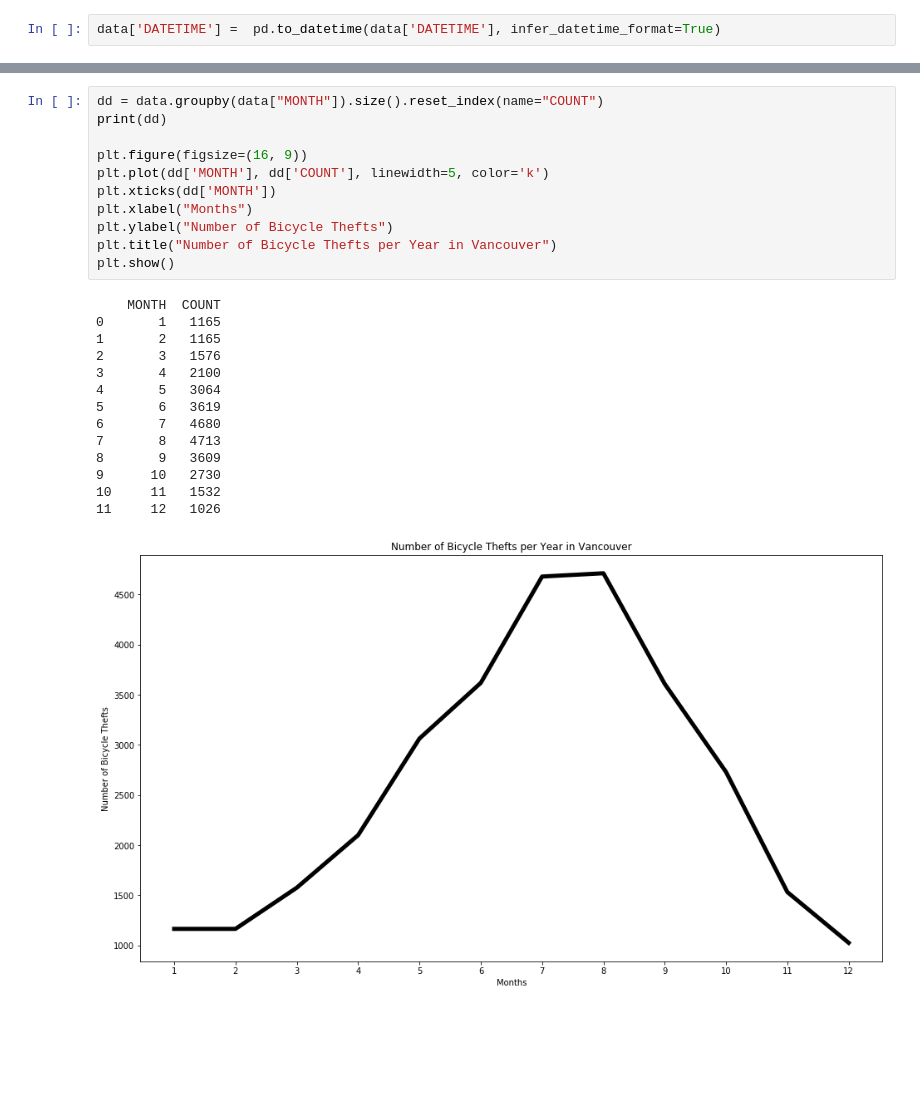
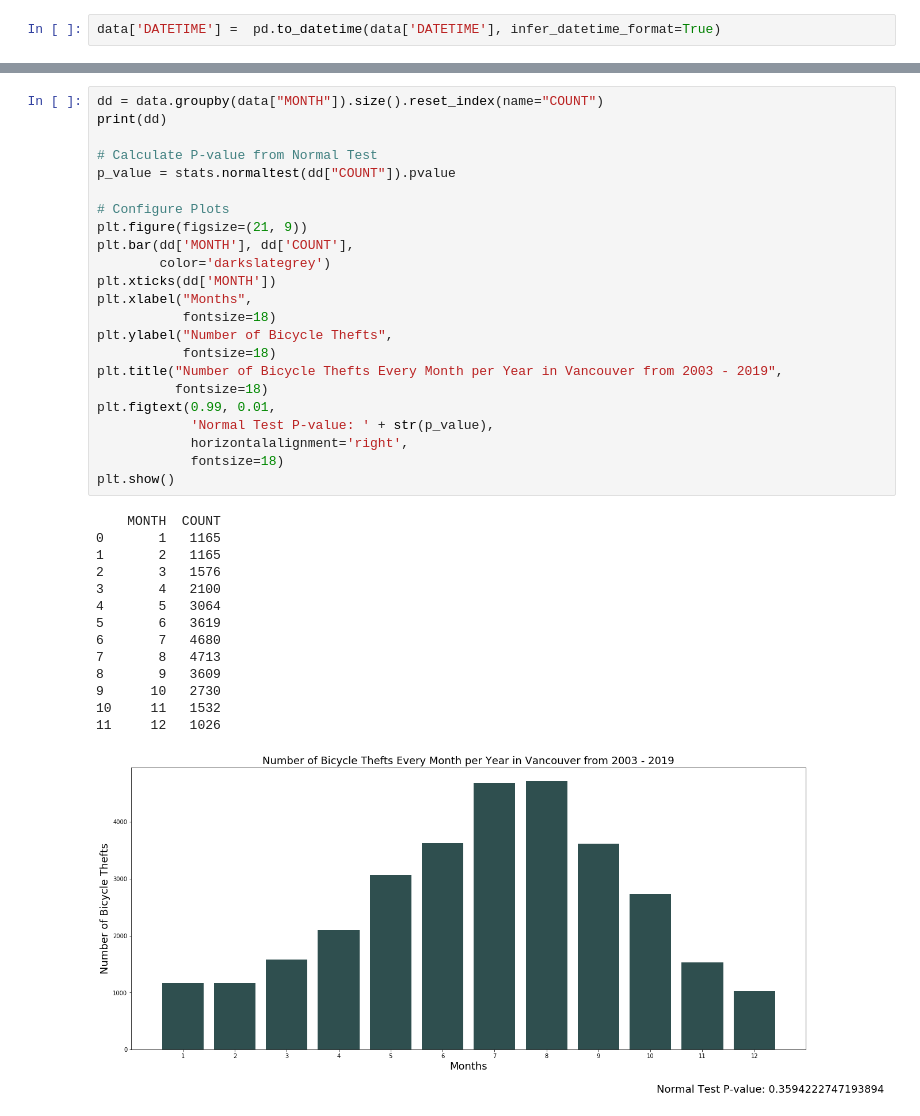
Before and after one commit to WanatabeShin/cmpt-353-final-project, a Jupyter notebook: trend.ipynb, the cells around one changed output, grey strips where cells are left out. Saved outputs shown, nothing was run; the diff lists cells and outputs as text; blank space fills up the shorter version.

```diff
--- a/trend.ipynb
+++ b/trend.ipynb
@@ -27,26 +184,38 @@ data['DATETIME'] =  pd.to_datetime(data['DATETIME'], infer_datetime_format=True)
 # %%
 dd = data.groupby(data["MONTH"]).size().reset_index(name="COUNT")
 print(dd)
 
-plt.figure(figsize=(16, 9))
-plt.plot(dd['MONTH'], dd['COUNT'], linewidth=5, color='k')
+# Calculate P-value from Normal Test
+p_value = stats.normaltest(dd["COUNT"]).pvalue
+
+# Configure Plots
+plt.figure(figsize=(21, 9))
+plt.bar(dd['MONTH'], dd['COUNT'],
+        color='darkslategrey')
 plt.xticks(dd['MONTH'])
-plt.xlabel("Months")
-plt.ylabel("Number of Bicycle Thefts")
-plt.title("Number of Bicycle Thefts per Year in Vancouver")
+plt.xlabel("Months",
+           fontsize=18)
+plt.ylabel("Number of Bicycle Thefts",
+           fontsize=18)
+plt.title("Number of Bicycle Thefts Every Month per Year in Vancouver from 2003 - 2019",
+          fontsize=18)
+plt.figtext(0.99, 0.01,
+            'Normal Test P-value: ' + str(p_value),
+            horizontalalignment='right',
+            fontsize=18)
 plt.show()
 # %% [output]
     MONTH  COUNT
 0       1   1165
 1       2   1165
 2       3   1576
 3       4   2100
 4       5   3064
 5       6   3619
 6       7   4680
 7       8   4713
 8       9   3609
 9      10   2730
 10     11   1532
 11     12   1026
-[figure, old version]
+[figure, new version]
```
Also changed, not shown: parts of 5 cells of this notebook, 3 other files.
